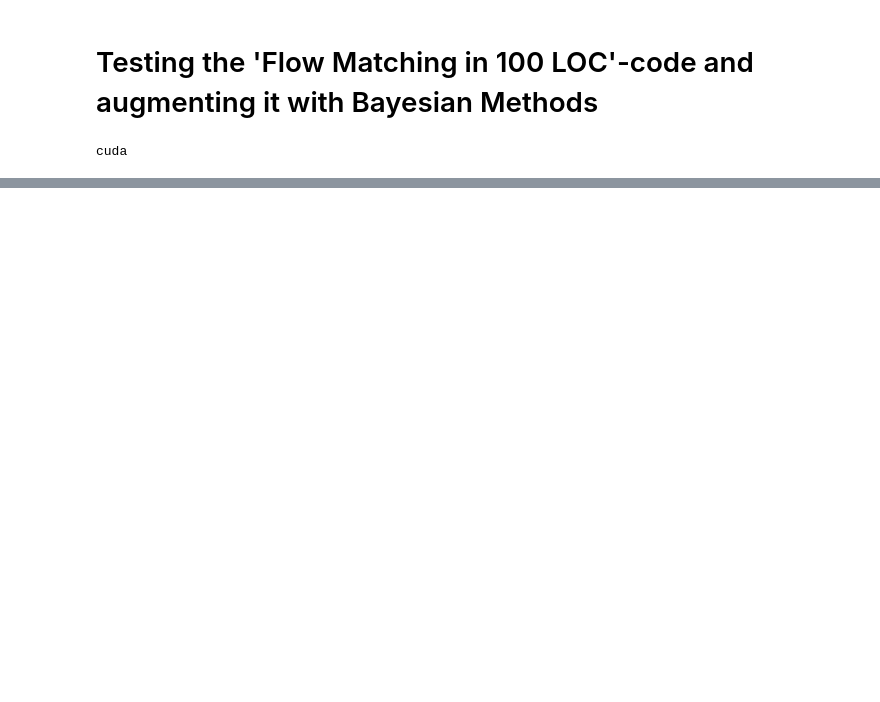
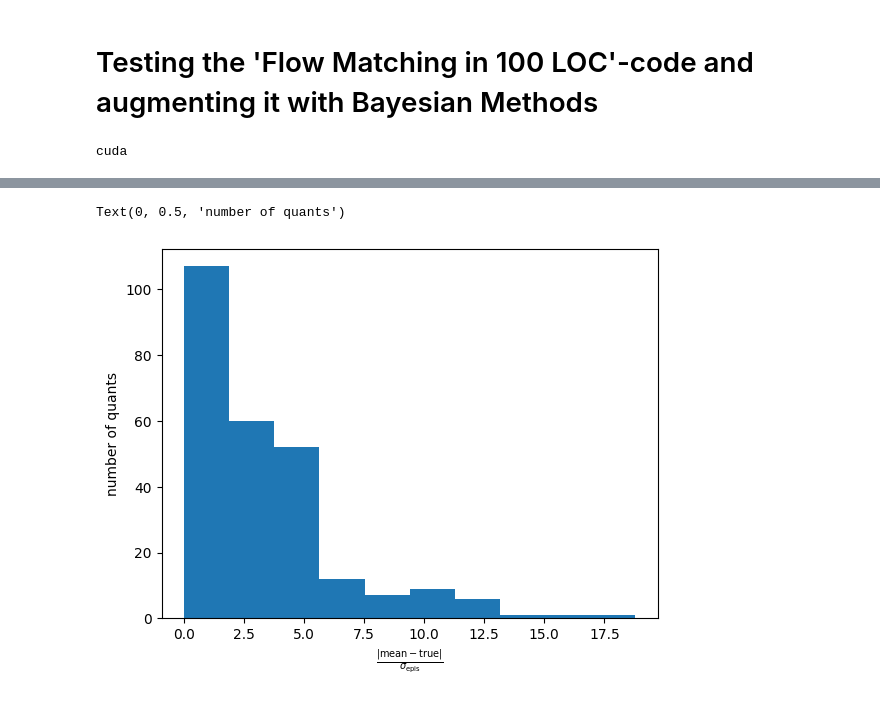
Before and after one commit to sbieringer/Bayesiamplify, a Jupyter notebook: cond_flow_matching.ipynb, the cells around one changed output, grey strips where cells are left out. Cells and saved outputs as stored; diff of their text form; code cells hidden in the pictures; blank space fills up the shorter version.

```diff
--- a/cond_flow_matching.ipynb
+++ b/cond_flow_matching.ipynb
@@ -231,0 +225,11 @@ _ = ax[1].hist2d(generated_data[:,0], generated_data[:,1], bins=100)
+# %%
+n_quantile = 16
+data_true = cart_to_nsphere(sampler.sample_data(1000000))
+quant_list = quantiles(data_true, n_quantile, verbose = False)
+quant_list = (np.concatenate((np.asarray([-100]), np.asarray(quant_list[0]), np.asarray([100])), 0),
+            np.concatenate((np.asarray([0]), np.asarray(quant_list[1]), np.asarray([2*np.pi])), 0))
+
+data_true = cart_to_nsphere(sampler.sample_data(1000000))
+quantvals_true = quantile_values_via_hist(quant_list, data_true)
+
+bins=np.linspace(-7,7,100)
@@ -231,0 +283,26 @@ _ = ax[1].hist2d(generated_data[:,0], generated_data[:,1], bins=100)
+# %%
+bins_data = quant_list
+
+number_pixels = 800 #2000 increase for final plots
+
+quantile_mean_data = quantvals.mean(0)/quantvals_true
+quantile_mean_img_data_OG = np.zeros((number_pixels, number_pixels))
+quantile_std_data = np.abs(quantvals.mean(0)-quantvals_true)/quantvals.std(0)
+quantile_std_img_data_OG = np.zeros((number_pixels, number_pixels))
+
+E_min = -6
+E_max = 6
+
+for x in range(0, number_pixels):
+    for y in range(0, number_pixels):
+        X = ((x + 0.0)*(E_max-E_min))/number_pixels+E_min
+        Y = ((y + 0.0)*(E_max-E_min))/number_pixels+E_min
+        r  = np.sqrt(X**2 + Y**2)
+        phi = np.arctan2(X,Y) #+ np.pi
+        phi = phi + 2*np.pi*(phi<0).astype(int)
+
+        hist_data_temp = np.array([[r,phi]])
+        quant_hist_temp, edges = np.histogramdd(sample = hist_data_temp, bins = bins_data, range = None)
+
+        quantile_mean_img_data_OG[x,y] = np.sum(quant_hist_temp*quantile_mean_data)
+        quantile_std_img_data_OG[x,y] = np.sum(quant_hist_temp*quantile_std_data)
@@ -231,0 +433,7 @@ _ = ax[1].hist2d(generated_data[:,0], generated_data[:,1], bins=100)
+# %%
+plt.hist(quantile_std_data.flatten())
+plt.xlabel(r'$\frac{|\mathrm{mean}-\mathrm{true}|}{\sigma_\mathrm{epis}}$')
+plt.ylabel('number of quants')
+# %% [output]
+Text(0, 0.5, 'number of quants')
+[figure, added]
```
Also changed, not shown: parts of 12 cells of this notebook.
